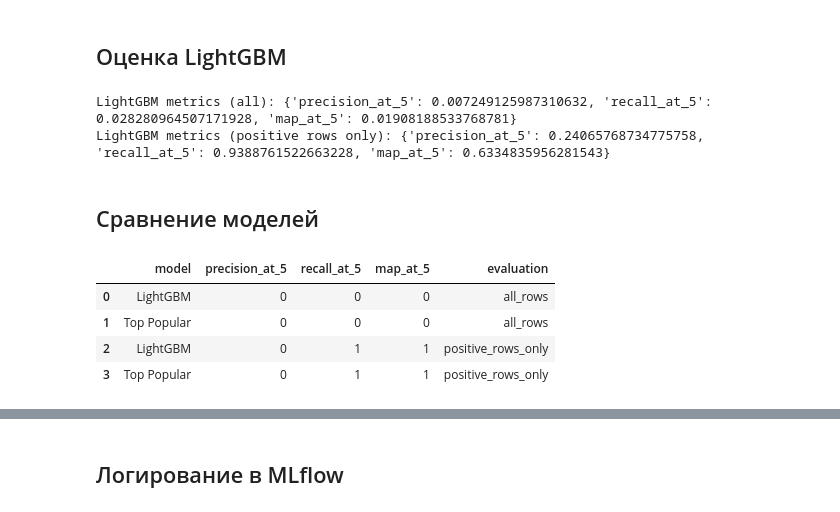
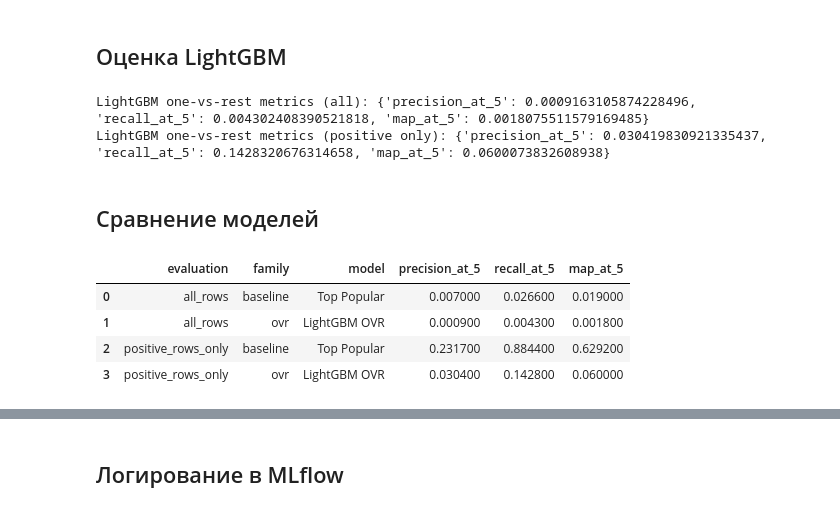
Before and after one commit to Manaam9/bank-product-recs, a Jupyter notebook: notebooks/02_modeling.ipynb, the cells around one changed output, grey strips where cells are left out. Cells and saved outputs as stored; diff of their text form; code cells hidden in the pictures.

Commit message:
сравнил top popular и  lgbm

```diff
--- a/notebooks/02_modeling.ipynb
+++ b/notebooks/02_modeling.ipynb
@@ -1008,23 +1003,28 @@ def get_model_recommendations(
 # %% [markdown]
 ## Оценка LightGBM
 # %%
-valid_pred_lgb = get_model_recommendations(
+valid_pred_lgbm = get_model_recommendations(
     valid_df=valid_df,
     score_df=valid_scores,
     product_cols=product_cols,
-    prev_product_cols=prev_product_cols,
-    top_k=K,
-    top_popular_products=top_popular_products
+    top_k=5,
+    top_popular_products=top_popular_products,
 )
 
-lgb_metrics = mean_metrics(valid_actual, valid_pred_lgb, k=K)
-print("LightGBM metrics (all):", lgb_metrics)
+lgbm_metrics_all = mean_metrics(valid_actual, valid_pred_lgbm, k=5)
+print("LightGBM one-vs-rest metrics (all):", lgbm_metrics_all)
 
-valid_pred_lgb_pos = [p for p, m in zip(valid_pred_lgb, mask_non_empty) if m]
-print("LightGBM metrics (positive rows only):", mean_metrics(valid_actual_pos, valid_pred_lgb_pos, k=K))
+mask_non_empty = [len(x) > 0 for x in valid_actual]
+valid_actual_pos = [a for a, m in zip(valid_actual, mask_non_empty) if m]
+valid_pred_lgbm_pos = [p for p, m in zip(valid_pred_lgbm, mask_non_empty) if m]
+
+print(
+    "LightGBM one-vs-rest metrics (positive only):",
+    mean_metrics(valid_actual_pos, valid_pred_lgbm_pos, k=5),
+)
 # %% [output]
-LightGBM metrics (all): {'precision_at_5': 0.007249125987310632, 'recall_at_5': 0.028280964507171928, 'map_at_5': 0.01908188533768781}
-LightGBM metrics (positive rows only): {'precision_at_5': 0.24065768734775758, 'recall_at_5': 0.9388761522663228, 'map_at_5': 0.6334835956281543}
+LightGBM one-vs-rest metrics (all): {'precision_at_5': 0.0009163105874228496, 'recall_at_5': 0.004302408390521818, 'map_at_5': 0.0018075511579169485}
+LightGBM one-vs-rest metrics (positive only): {'precision_at_5': 0.030419830921335437, 'recall_at_5': 0.1428320676314658, 'map_at_5': 0.0600073832608938}
 # %% [markdown]
 ## Сравнение моделей
 # %%
@@ -1071,39 +1093,59 @@ def add_model_result(
 # %%
 comparison_df = pd.DataFrame()
+
+baseline_metrics_pos = mean_metrics(valid_actual_pos, valid_pred_top_pop_pos, k=5)
+lgbm_metrics_pos = mean_metrics(valid_actual_pos, valid_pred_lgbm_pos, k=5)
 
 comparison_df = add_model_result(
     comparison_df,
     model_name="Top Popular",
     metrics=baseline_metrics,
-    extra_info={"evaluation": "all_rows"}
+    extra_info={"evaluation": "all_rows", "family": "baseline"},
 )
 
 comparison_df = add_model_result(
     comparison_df,
-    model_name="LightGBM",
-    metrics=lgb_metrics,
-    extra_info={"evaluation": "all_rows"}
+    model_name="LightGBM OVR",
+    metrics=lgbm_metrics_all,
+    extra_info={"evaluation": "all_rows", "family": "ovr"},
 )
 
 comparison_df = add_model_result(
     comparison_df,
     model_name="Top Popular",
-    metrics=mean_metrics(valid_actual_pos, valid_pred_top_pop_pos, k=5),
-    extra_info={"evaluation": "positive_rows_only"}
+    metrics=baseline_metrics_pos,
+    extra_info={"evaluation": "positive_rows_only", "family": "baseline"},
 )
 
 comparison_df = add_model_result(
     comparison_df,
-    model_name="LightGBM",
-    metrics=mean_metrics(valid_actual_pos, valid_pred_lgb_pos, k=5),
-    extra_info={"evaluation": "positive_rows_only"}
+    model_name="LightGBM OVR",
+    metrics=lgbm_metrics_pos,
+    extra_info={"evaluation": "positive_rows_only", "family": "ovr"},
 )
 
-comparison_df = comparison_df.sort_values(["evaluation", "map_at_5"], ascending=[True, False]).reset_index(drop=True)
+comparison_df = comparison_df.sort_values(
+    ["evaluation", "map_at_5"], ascending=[True, False]
+).reset_index(drop=True)
+
+preferred_cols = [
+    "evaluation",
+    "family",
+    "model",
+    "precision_at_5",
+    "recall_at_5",
+    "map_at_5",
+]
+
+comparison_df = comparison_df[[c for c in preferred_cols if c in comparison_df.columns]]
+
+numeric_cols = comparison_df.select_dtypes(include="number").columns
+comparison_df[numeric_cols] = comparison_df[numeric_cols].round(4)
+
 display(comparison_df)
 # %% [output]
-|  | model | precision_at_5 | recall_at_5 | map_at_5 | evaluation |
-| 0 | LightGBM | 0 | 0 | 0 | all_rows |
-| 1 | Top Popular | 0 | 0 | 0 | all_rows |
-| 2 | LightGBM | 0 | 1 | 1 | positive_rows_only |
-| 3 | Top Popular | 0 | 1 | 1 | positive_rows_only |
+|  | evaluation | family | model | precision_at_5 | recall_at_5 | map_at_5 |
+| 0 | all_rows | baseline | Top Popular | 0.007000 | 0.026600 | 0.019000 |
+| 1 | all_rows | ovr | LightGBM OVR | 0.000900 | 0.004300 | 0.001800 |
+| 2 | positive_rows_only | baseline | Top Popular | 0.231700 | 0.884400 | 0.629200 |
+| 3 | positive_rows_only | ovr | LightGBM OVR | 0.030400 | 0.142800 | 0.060000 |
```
Also changed, not shown: parts of 3 cells of this notebook.
